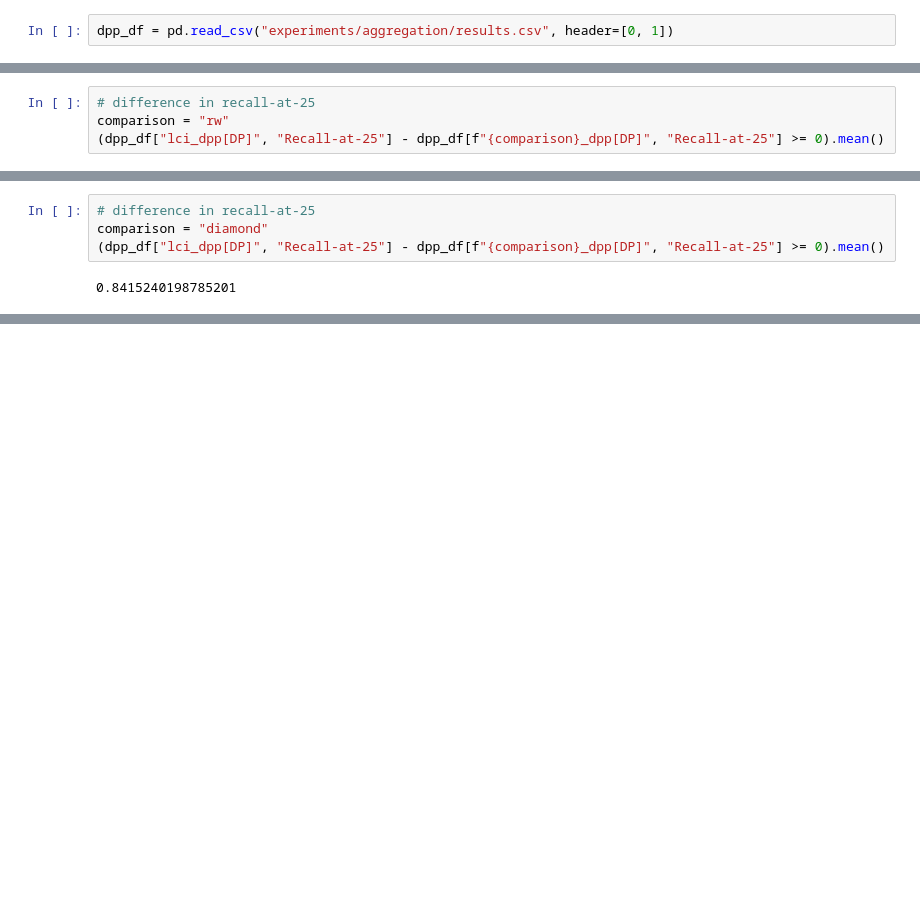
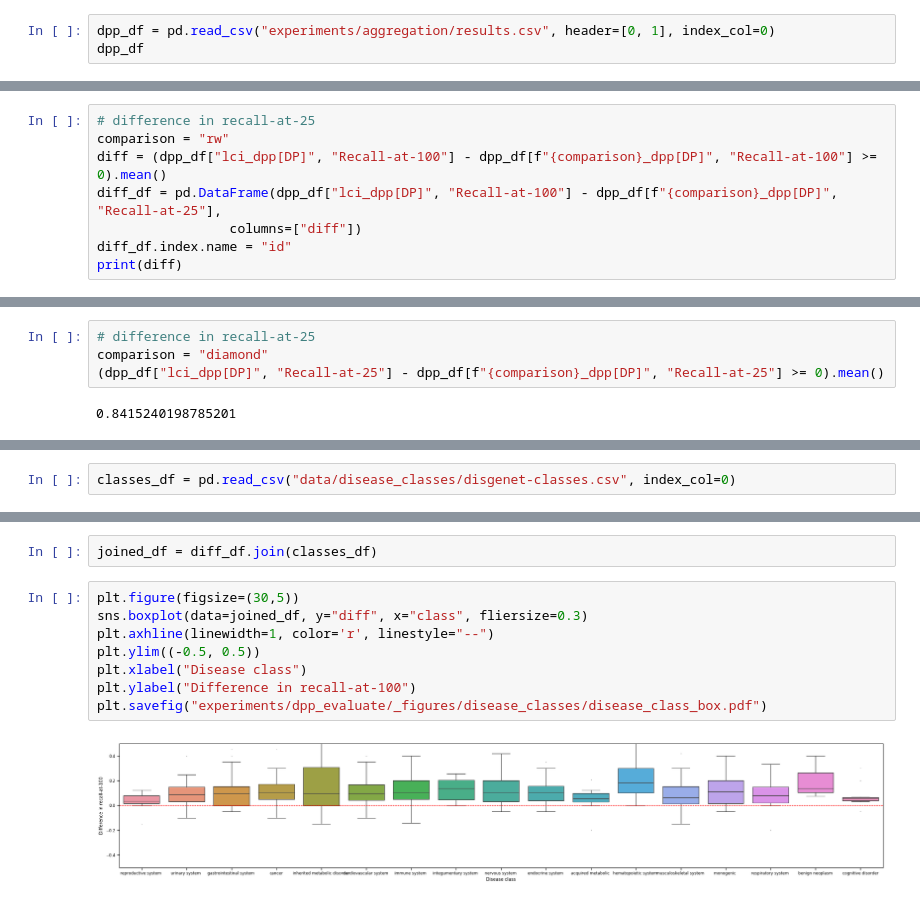
Before and after one commit to seyuboglu/milieu, a Jupyter notebook: notebooks/analysis.ipynb, the cells around one changed output, grey strips where cells are left out. Drawn from its saved outputs; the diff is of its cells as text; blank space fills up the shorter version.

```diff
--- a/notebooks/analysis.ipynb
+++ b/notebooks/analysis.ipynb
@@ -72,4 +69,5 @@ np.mean(protein_sig_df["frac_direct_interactions"] == 0)
 # %% [markdown]
 ## DPP Performance
 # %%
-dpp_df = pd.read_csv("experiments/aggregation/results.csv", header=[0, 1])
+dpp_df = pd.read_csv("experiments/aggregation/results.csv", header=[0, 1], index_col=0)
+dpp_df
@@ -76,5 +94,9 @@ dpp_df = pd.read_csv("experiments/aggregation/results.csv", header=[0, 1])
 # %%
 # difference in recall-at-25
 comparison = "rw"
-(dpp_df["lci_dpp[DP]", "Recall-at-25"] - dpp_df[f"{comparison}_dpp[DP]", "Recall-at-25"] >= 0).mean()
+diff = (dpp_df["lci_dpp[DP]", "Recall-at-100"] - dpp_df[f"{comparison}_dpp[DP]", "Recall-at-100"] >= 0).mean()
+diff_df = pd.DataFrame(dpp_df["lci_dpp[DP]", "Recall-at-100"] - dpp_df[f"{comparison}_dpp[DP]", "Recall-at-25"],
+                 columns=["diff"])
+diff_df.index.name = "id"
+print(diff)
 # %% [output]
@@ -93,0 +126,2 @@ KeyError: ('gcn-1layer_dpp[DP]', 'Recall-at-25')
+# %%
+classes_df = pd.read_csv("data/disease_classes/disgenet-classes.csv", index_col=0)
@@ -93,0 +150,12 @@ KeyError: ('gcn-1layer_dpp[DP]', 'Recall-at-25')
+# %%
+joined_df = diff_df.join(classes_df)
+# %%
+plt.figure(figsize=(30,5))
+sns.boxplot(data=joined_df, y="diff", x="class", fliersize=0.3)
+plt.axhline(linewidth=1, color='r', linestyle="--")
+plt.ylim((-0.5, 0.5))
+plt.xlabel("Disease class")
+plt.ylabel("Difference in recall-at-100")
+plt.savefig("experiments/dpp_evaluate/_figures/disease_classes/disease_class_box.pdf")
+# %% [output]
+[figure, added]
```
Also changed, not shown: parts of 13 cells of this notebook, 7 other files.
